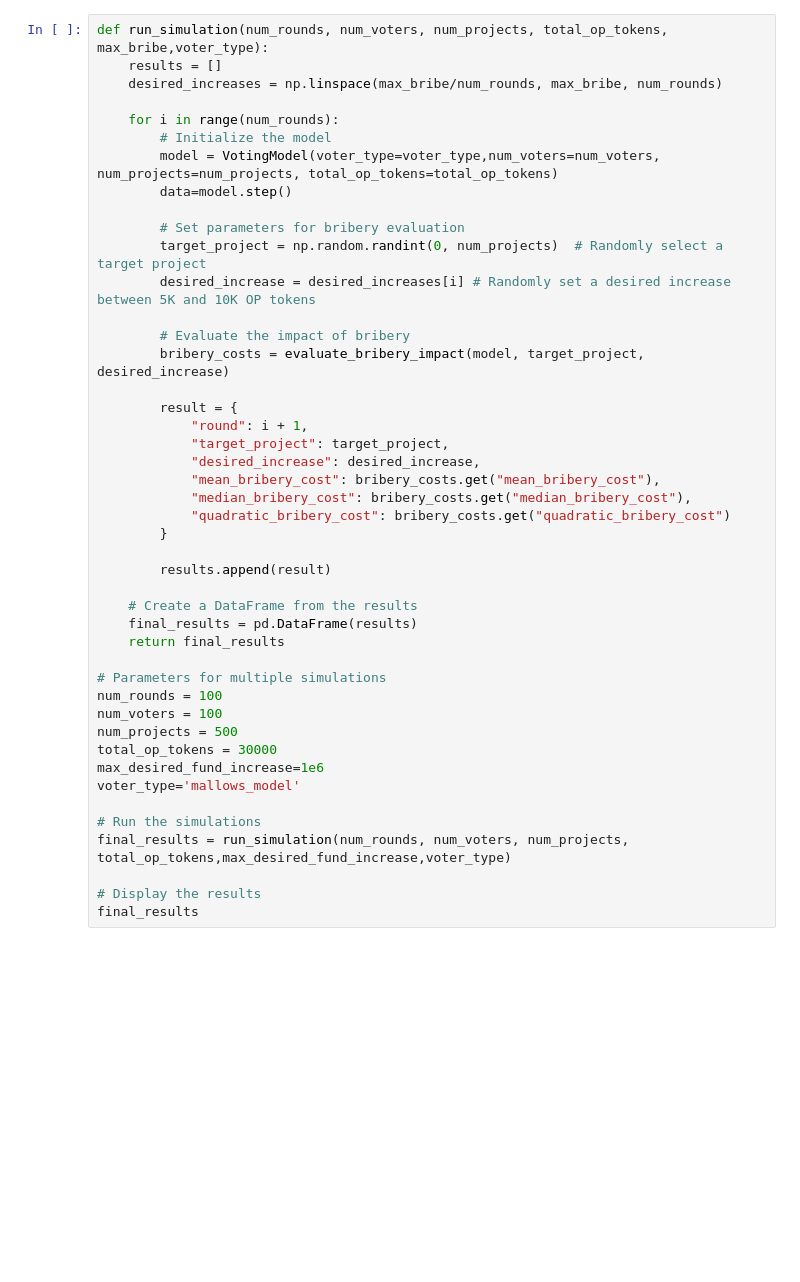
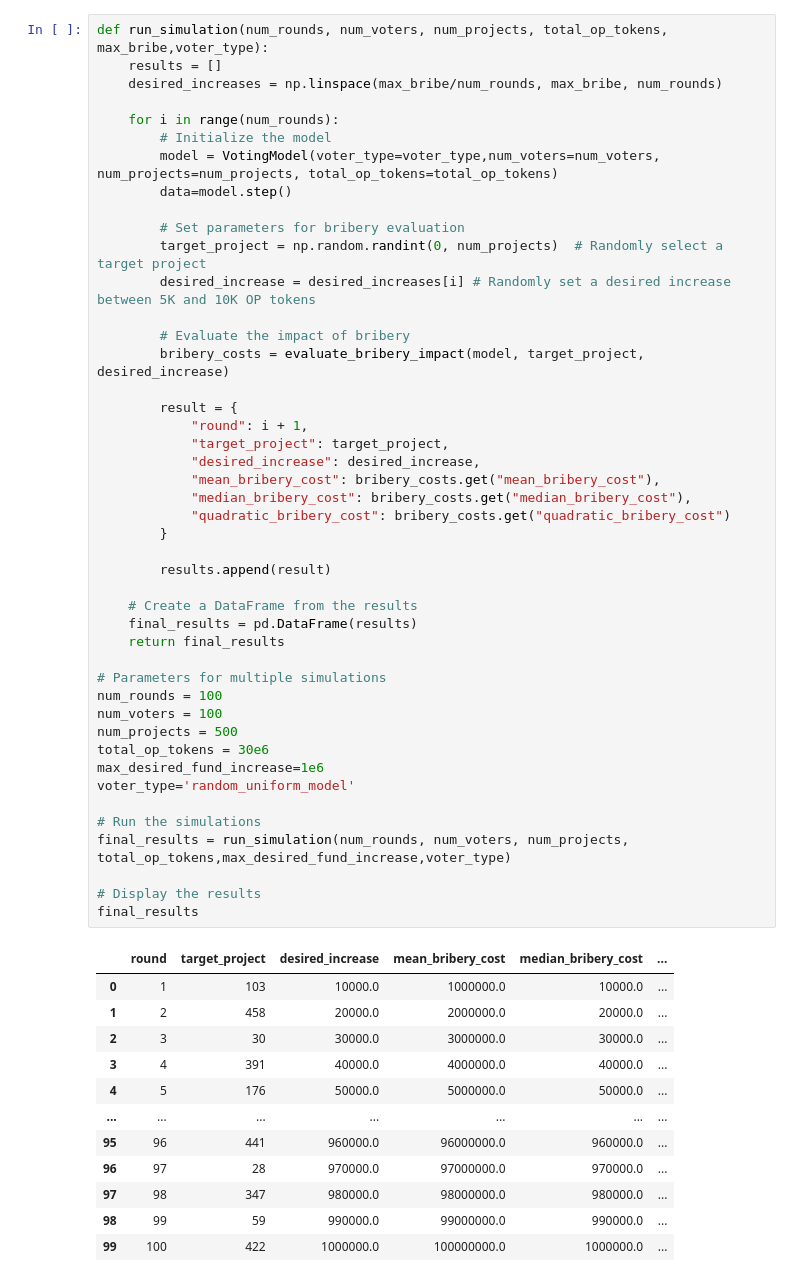
Before and after one commit to GovXS/Evaluating-Voting-Design-Tradeoffs-for-Retro-Funding, a Jupyter notebook: evaluations/bribery_cost.ipynb, the cells around one changed output. Cells and saved outputs as stored; diff of their text form; blank space fills up the shorter version.

```diff
--- a/evaluations/bribery_cost.ipynb
+++ b/evaluations/bribery_cost.ipynb
@@ -111,32 +111,44 @@ def run_simulation(num_rounds, num_voters, num_projects, total_op_tokens, max_br
         # Evaluate the impact of bribery
         bribery_costs = evaluate_bribery_impact(model, target_project, desired_increase)
 
         result = {
             "round": i + 1,
             "target_project": target_project,
             "desired_increase": desired_increase,
             "mean_bribery_cost": bribery_costs.get("mean_bribery_cost"),
             "median_bribery_cost": bribery_costs.get("median_bribery_cost"),
             "quadratic_bribery_cost": bribery_costs.get("quadratic_bribery_cost")
         }
 
         results.append(result)
 
     # Create a DataFrame from the results
     final_results = pd.DataFrame(results)
     return final_results
 
 # Parameters for multiple simulations
 num_rounds = 100
 num_voters = 100
 num_projects = 500
-total_op_tokens = 30000
+total_op_tokens = 30e6
 max_desired_fund_increase=1e6
-voter_type='mallows_model'
+voter_type='random_uniform_model'
 
 # Run the simulations
 final_results = run_simulation(num_rounds, num_voters, num_projects, total_op_tokens,max_desired_fund_increase,voter_type)
 
 # Display the results
 final_results
 # %% [output]
+|  | round | target_project | desired_increase | mean_bribery_cost | median_bribery_cost | ... |
+| 0 | 1 | 103 | 10000.0 | 1000000.0 | 10000.0 | ... |
+| 1 | 2 | 458 | 20000.0 | 2000000.0 | 20000.0 | ... |
+| 2 | 3 | 30 | 30000.0 | 3000000.0 | 30000.0 | ... |
+| 3 | 4 | 391 | 40000.0 | 4000000.0 | 40000.0 | ... |
+| 4 | 5 | 176 | 50000.0 | 5000000.0 | 50000.0 | ... |
+| ... | ... | ... | ... | ... | ... | ... |
+| 95 | 96 | 441 | 960000.0 | 96000000.0 | 960000.0 | ... |
+| 96 | 97 | 28 | 970000.0 | 97000000.0 | 970000.0 | ... |
+| 97 | 98 | 347 | 980000.0 | 98000000.0 | 980000.0 | ... |
+| 98 | 99 | 59 | 990000.0 | 99000000.0 | 990000.0 | ... |
+| 99 | 100 | 422 | 1000000.0 | 100000000.0 | 1000000.0 | ... |
```
Also changed, not shown: parts of 7 cells of this notebook, 1 other file.
